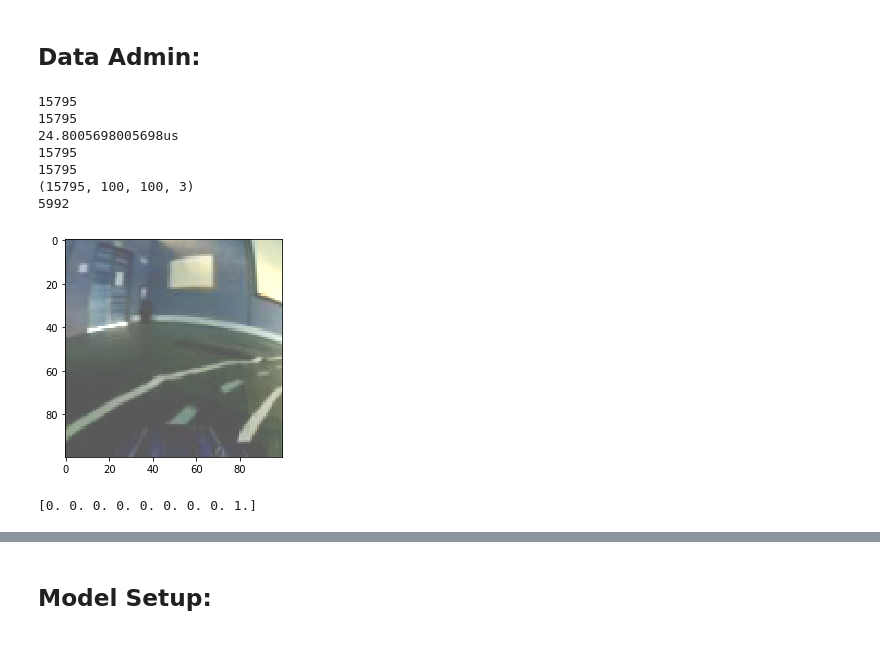
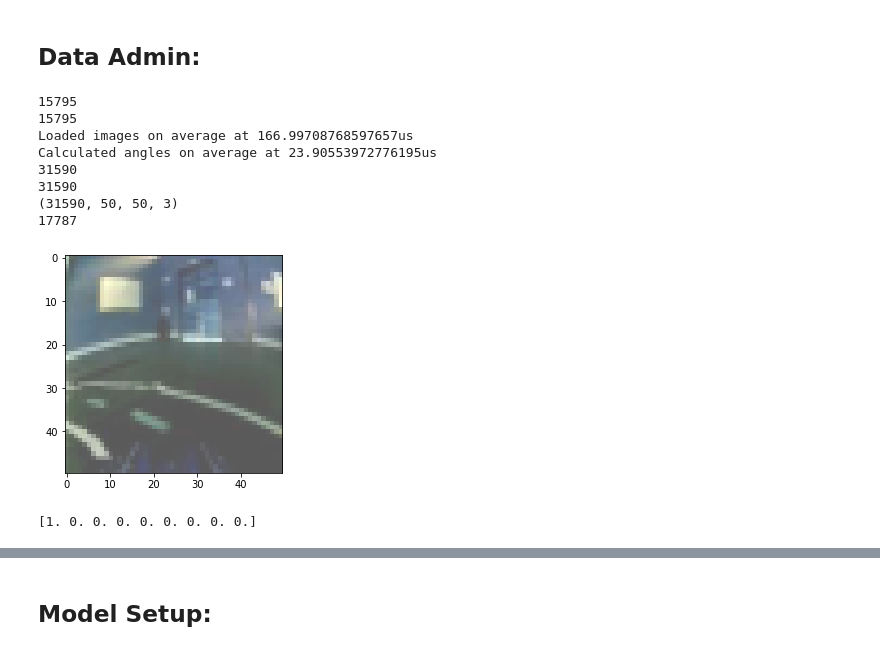
Before and after one commit to brontisaur/CounterpointDonkey, a Jupyter notebook: Categorical Model.ipynb, the cells around one changed output, grey strips where cells are left out. Drawn from its saved outputs; the diff is of its cells as text; code cells hidden in the pictures.

```diff
--- a/Categorical Model.ipynb
+++ b/Categorical Model.ipynb
@@ -37,11 +37,11 @@ im_list.sort(key=lambda f: int(''.join(filter(str.isdigit, f))))
 rec_list.sort(key=lambda f: int(''.join(filter(str.isdigit, f))))
 
 #reading in array of images:
-width = 100#160
-height = 100#120
+width = 50#160
+height = 50#120
 color = 3
 #x_images = np.zeros((len(rec_list), 120, 160, 3), dtype = np.float32)
-x_images = np.zeros((len(rec_list), height, width, color), dtype = np.float32)
+x_images = np.zeros((len(rec_list)*2, height, width, color), dtype = np.float32)
 
 randomImage = randrange(len(x_images))#14909
 preprocessDelta = np.zeros(len(rec_list), dtype = np.uint8)
@@ -54,60 +54,74 @@ for i in range(len(im_list)):
     image = cv2.convertScaleAbs(image, alpha=1.0, beta=beta)
     #image = cv2.cvtColor(image, cv2.COLOR_BGR2GRAY)
     #image = cv2.adaptiveThreshold(image,255,cv2.ADAPTIVE_THRESH_MEAN_C,cv2.THRESH_BINARY_INV,11,2)
     image = image.astype('uint8')
     #image = image[..., None]
+    #x_images[i,:,:,:] = tf.cast(image[..., None], tf.float32)
     x_images[i,:,:,:] = tf.cast(image, tf.float32)
+    #x_images[i+len(rec_list),:,:,:] = tf.cast(cv2.flip(image, 1)[..., None], tf.float32)
+    x_images[i+len(rec_list),:,:,:] = tf.cast(cv2.flip(image, 1), tf.float32)
     end = datetime.datetime.now()
     preprocessDelta[i] = (end-start).microseconds
 
-print(f'{np.average(preprocessDelta)}us')
+def getAngle(orient):
+    angle = [0,0,0,0,0,0,0,0,0]
+    if orient > (35.0/45.0):
+        angle = [0,0,0,0,0,0,0,0,1] #35+ right
+    elif orient > (25.0/45.0):
+        angle = [0,0,0,0,0,0,0,1,0] #25+ right
+    elif orient > (15.0/45.0):
+        angle = [0,0,0,0,0,0,1,0,0] #15+ right
+    elif orient > (5.0/45.0):
+        angle = [0,0,0,0,0,1,0,0,0] #5+ right
+    elif orient < -1*(35.0/45.0):
+        angle = [1,0,0,0,0,0,0,0,0] #35+ left
+    elif orient < -1*(25.0/45.0):
+        angle = [0,1,0,0,0,0,0,0,0] #25+ left
+    elif orient < -1*(15.0/45.0):
+        angle = [0,0,1,0,0,0,0,0,0] #15+ left
+    elif orient < -1*(5.0/45.0):
+        angle = [0,0,0,1,0,0,0,0,0] #5+ left
+    else:
+        angle = [0,0,0,0,1,0,0,0,0] #0 straight
+    return angle
+
+print(f'Loaded images on average at {np.average(preprocessDelta)}us')
 #loop over labels and create a list of left/right/straight based on a degree threshold (one-hot encoding?)
 json_data = {}
 #y_labels = np.zeros((len(rec_list),3), dtype=np.float32) #setup label array for one-hot encoded left, right and straight
-y_labels = np.zeros((len(rec_list),9), dtype=np.float32)
+y_labels = np.zeros((len(rec_list)*2,9), dtype=np.float32)
 #[-35,-25,-15,-5,0,5,15,25,35]
 for i in range(len(rec_list)):
+    start = datetime.datetime.now()
     filename = rec_list[i]
     with open(path+filename) as fp:
         json_data = json.load(fp)
         orient = json_data['user/angle']
         orient = float(orient)
-        if orient > (35.0/45.0):
-            y_labels[i] = [0,0,0,0,0,0,0,0,1] #35+ right
-        elif orient > (25.0/45.0):
-            y_labels[i] = [0,0,0,0,0,0,0,1,0] #25+ right
-        elif orient > (15.0/45.0):
-            y_labels[i] = [0,0,0,0,0,0,1,0,0] #15+ right
-        elif orient > (5.0/45.0):
-            y_labels[i] = [0,0,0,0,0,1,0,0,0] #5+ right
-        elif orient < -1*(35.0/45.0):
-            y_labels[i] = [1,0,0,0,0,0,0,0,0] #35+ left
-        elif orient < -1*(25.0/45.0):
-            y_labels[i] = [0,1,0,0,0,0,0,0,0] #25+ left
-        elif orient < -1*(15.0/45.0):
-            y_labels[i] = [0,0,1,0,0,0,0,0,0] #15+ left
-        elif orient < -1*(5.0/45.0):
-            y_labels[i] = [0,0,0,1,0,0,0,0,0] #5+ left
-        else:
-            y_labels[i] = [0,0,0,0,1,0,0,0,0] #0
+        y_labels[i] = getAngle(orient)
+        y_labels[i+len(rec_list)] = getAngle(-1*orient)
+    end = datetime.datetime.now()
+    preprocessDelta[i] = (end-start).microseconds
 
+print(f'Calculated angles on average at {np.average(preprocessDelta)}us')
 print(len(x_images))
 print(len(y_labels))
 print(x_images.shape)
 print(randomImage)
 plt.imshow(x_images[randomImage].astype('uint8'))
 plt.show()
 print(y_labels[randomImage])
 # %% [output]
 15795
 15795
-24.8005698005698us
-15795
-15795
-(15795, 100, 100, 3)
-5992
+Loaded images on average at 166.99708768597657us
+Calculated angles on average at 23.90553972776195us
+31590
+31590
+(31590, 50, 50, 3)
+17787
-[figure, old version]
+[figure, new version]
-[0. 0. 0. 0. 0. 0. 0. 0. 1.]
+[1. 0. 0. 0. 0. 0. 0. 0. 0.]
 # %%
 #training and validation split:
 
```
Also changed, not shown: parts of 7 cells of this notebook.
